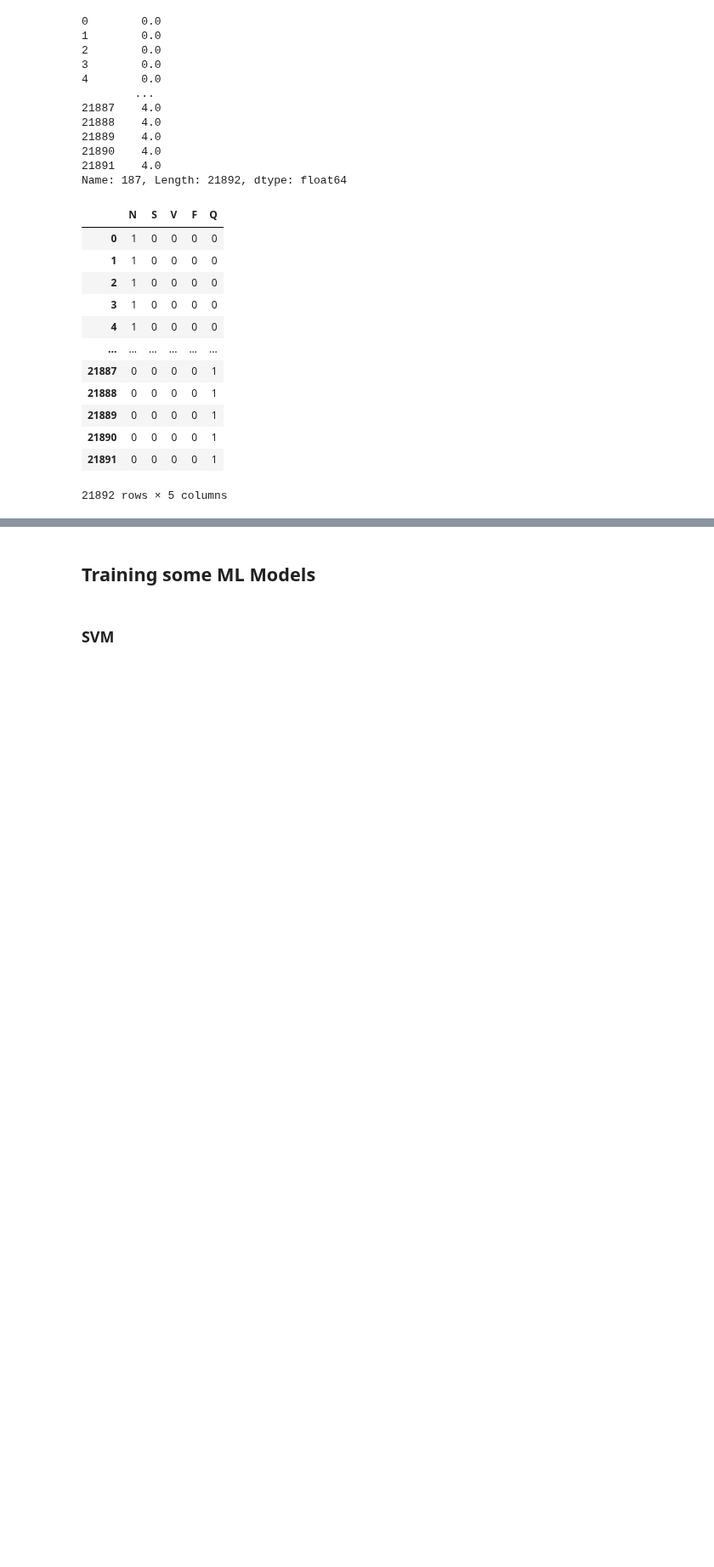
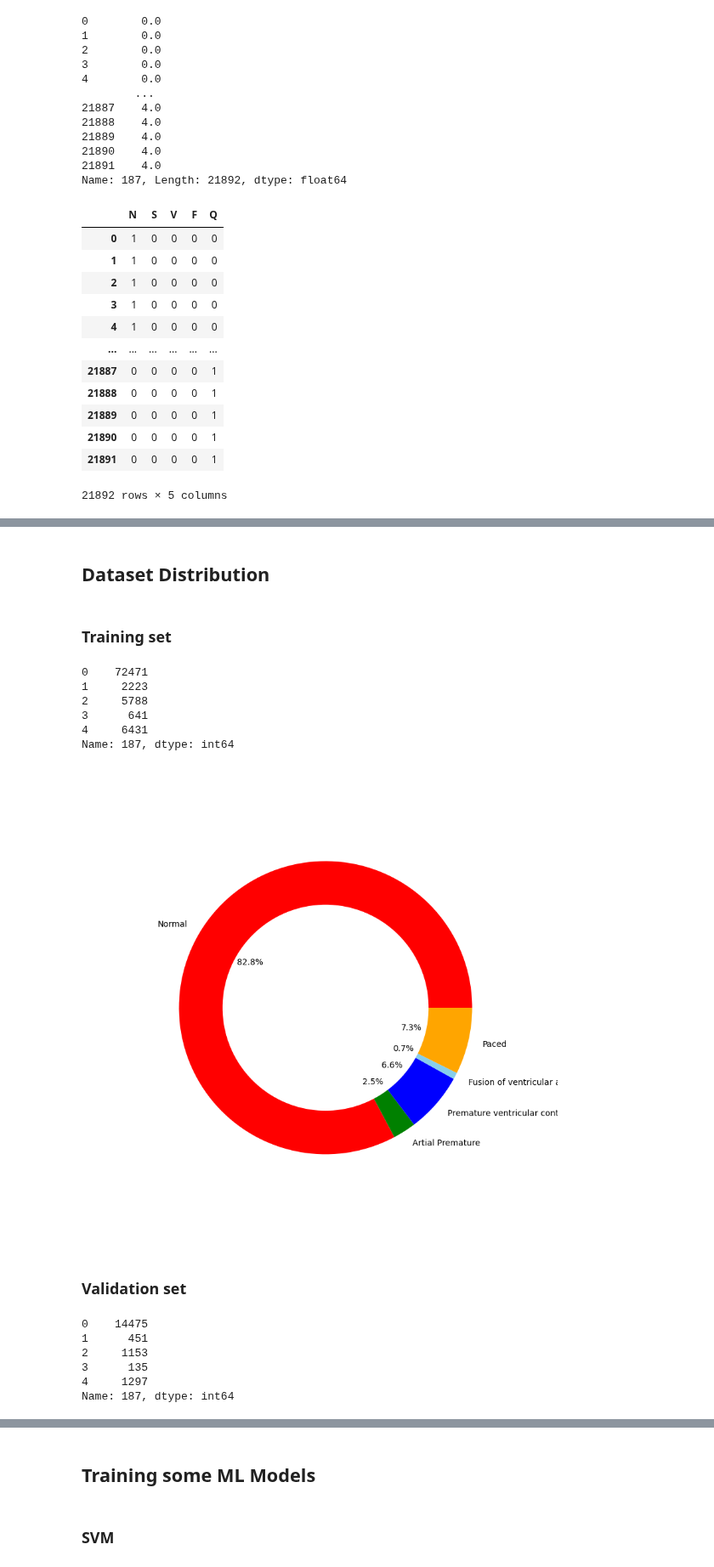
Before and after one commit to JespervanGils/DL-Project-ECG, a Jupyter notebook: DL_Project_ECG_MIT-BIH_Iteration_1.ipynb, the cells around one changed output, grey strips where cells are left out. Shown at 85% size. Drawn from its saved outputs; the diff is of its cells as text; code cells hidden in the pictures; blank space fills up the shorter version.

```diff
--- a/DL_Project_ECG_MIT-BIH_Iteration_1.ipynb
+++ b/DL_Project_ECG_MIT-BIH_Iteration_1.ipynb
@@ -449,0 +277,38 @@ pairplot_pca(np_tsne, pca_data)
+# %% [markdown]
+## Dataset Distribution
+# %% [markdown]
+### Training set
+# %%
+train_df[187]=train_df[187].astype(int)
+equilibre_train=train_df[187].value_counts(sort=False)
+print(equilibre_train)
+# %% [output]
+0    72471
+1     2223
+2     5788
+3      641
+4     6431
+Name: 187, dtype: int64
+# %%
+plt.figure(figsize=(8,8))
+my_circle=plt.Circle( (0,0), 0.7, color='white')
+plt.pie(equilibre_train, labels= labels
+        , colors=['red','green','blue','skyblue','orange'],autopct='%1.1f%%')
+p=plt.gcf()
+p.gca().add_artist(my_circle)
+plt.show()
+# %% [output]
+[figure, added]
+# %% [markdown]
+### Validation set
+# %%
+valid_y=valid_y.astype(int)
+equilibre_valid=valid_y.value_counts(sort=False)
+print(equilibre_valid)
+# %% [output]
+0    14475
+1      451
+2     1153
+3      135
+4     1297
+Name: 187, dtype: int64
```
Also changed, not shown: parts of 73 cells of this notebook, 4 other files.
